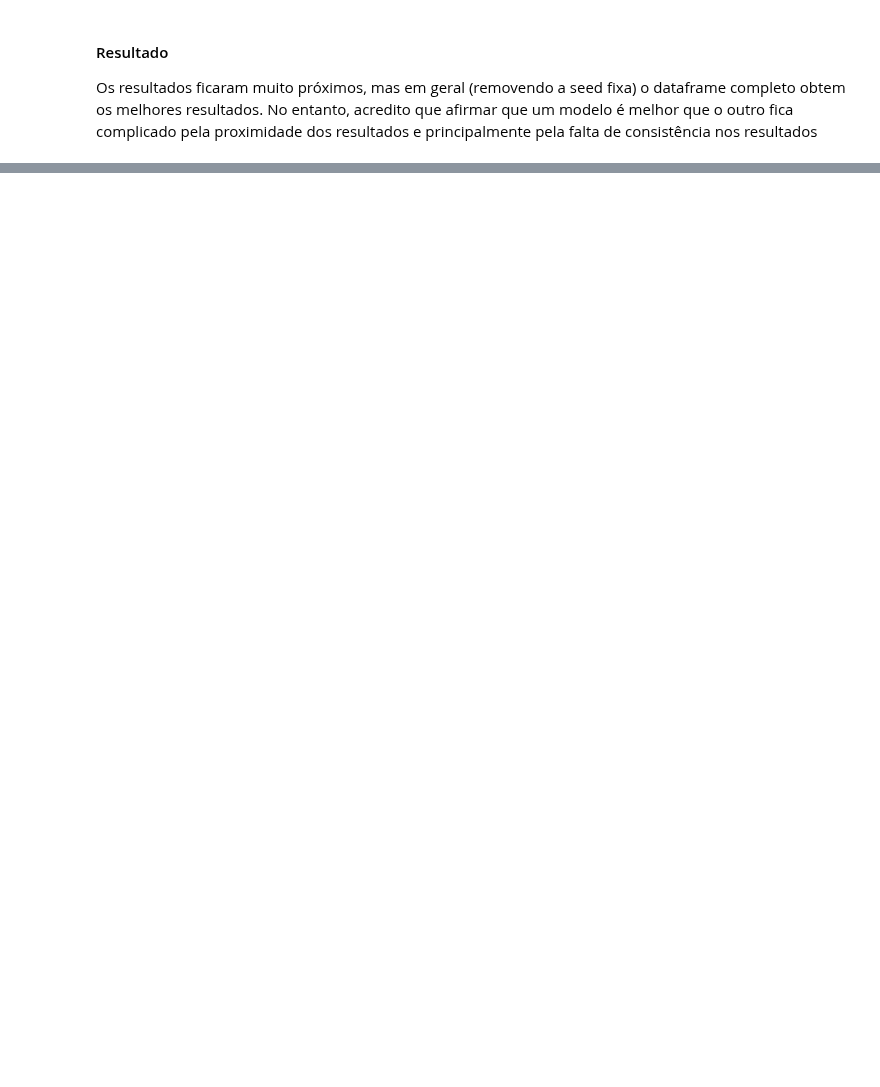
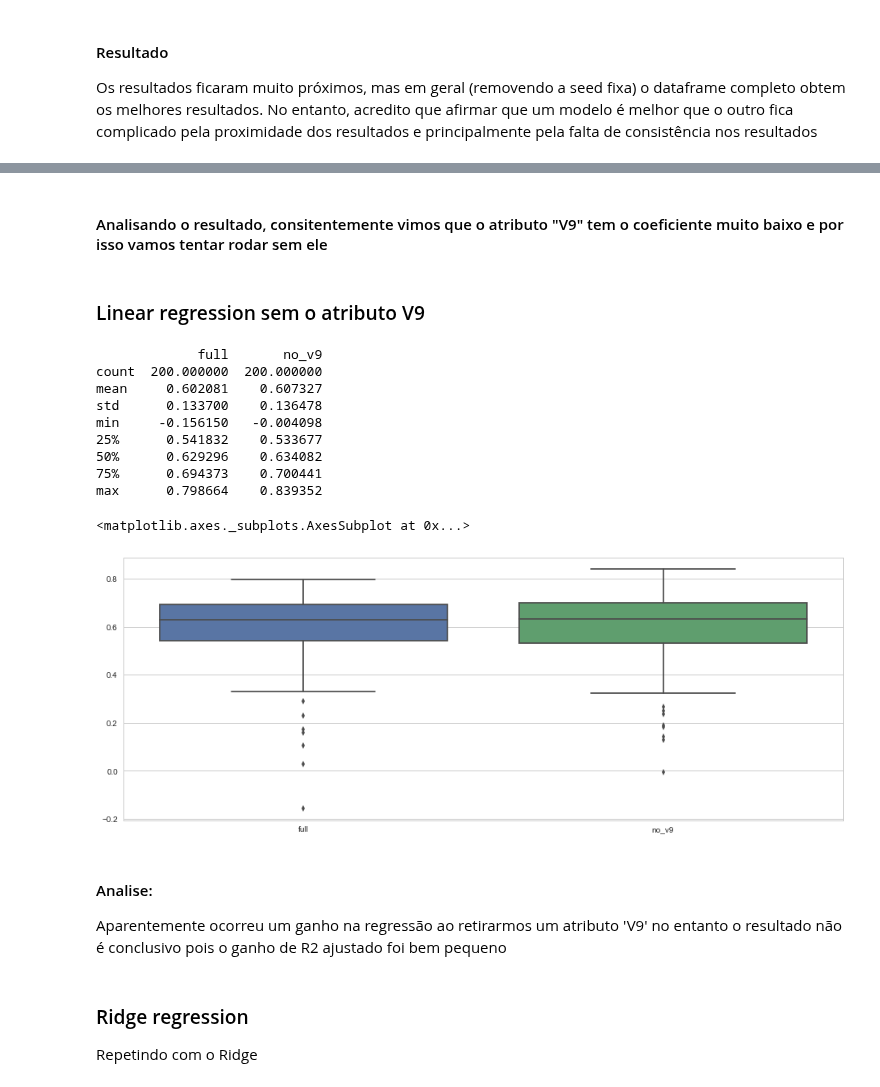
Before and after one commit to Pedro-Magalhaes/Teste, a Jupyter notebook: T2/T2_1.ipynb, the cells around one changed output, grey strips where cells are left out. Cells and saved outputs as stored; diff of their text form; code cells hidden in the pictures; blank space fills up the shorter version.

```diff
--- a/T2/T2_1.ipynb
+++ b/T2/T2_1.ipynb
@@ -175,0 +214,21 @@ Fazer o mesmo acima para os demais algoritmos. Verificar alguns coeficientes de
+# %%
+np.random.seed(10011001)
+alpha_list = [ 1 - x*0.002 for x in range( int(1/0.002) ) ]
+alpha_list += [0.001]
+sample = 200
+best_variance = -100
+best_a = 200 # alpha que rendeu o melhor resultado
+# variando o alpha
+for a in alpha_list:
+    r2,coef = lasso_regression(df,a,all_predictors,target,0.1)
+    if( r2 > best_variance ):
+        best_variance = r2
+        best_a = a
+
+coef_df = pd.DataFrame(columns = all_predictors)
+# vamos pegar o mean de cada coeficiente para avaliar
+for i in range(sample):
+    r2,coef = lasso_regression(df,best_a,all_predictors,target,0.1)
+    coef_df.loc[len(coef_df)] = coef
+print("best: a = {}, variancia = {}".format(best_a,best_variance) )
+print(coef_df.mean())
@@ -176 +251,41 @@ Fazer o mesmo acima para os demais algoritmos. Verificar alguns coeficientes de
+# %% [markdown]
+#### Analisando o resultado, consitentemente vimos que o atributo "V9"  tem o coeficiente muito baixo e por isso vamos tentar rodar sem ele
+# %% [markdown]
+### Linear regression sem o atributo V9
+# %%
+samples = 200
+results = [np.zeros(samples) , np.zeros(samples)] # 0 vai ser a linear com todos os atributos e 1 sem o "v9"
+pred = all_predictors[:]
+pred_no_v9 = all_predictors[:]
+pred_no_v9.remove('V9') # removendo o V9
+df_no_v9 = df.drop(columns='V9')
+
+for i in range(samples):
+    results[0][i] = linearReg(df,pred,target)
+    results[1][i] = linearReg(df_no_v9,pred_no_v9,target)
+
+result_df = pd.DataFrame({'full':results[0],'no_v9':results[1]})
+print(result_df.describe()) # verificando os valores numericos
+
+sns.set(style="whitegrid")
+plt.figure(figsize=(16, 6))
+sns.boxplot(data=result_df) # visualização
+# %% [output]
+             full       no_v9
+count  200.000000  200.000000
+mean     0.602081    0.607327
+std      0.133700    0.136478
+min     -0.156150   -0.004098
+25%      0.541832    0.533677
+50%      0.629296    0.634082
+75%      0.694373    0.700441
+max      0.798664    0.839352
+<matplotlib.axes._subplots.AxesSubplot at 0x...>
+[figure, added]
+# %% [markdown]
+#### Analise:
+Aparentemente ocorreu um ganho na regressão ao retirarmos um atributo 'V9' no entanto o resultado não é conclusivo pois o ganho de R2 ajustado foi bem pequeno
+# %% [markdown]
+### Ridge regression
+Repetindo com o Ridge
 # %%
```
Also changed, not shown: parts of 26 cells of this notebook.
